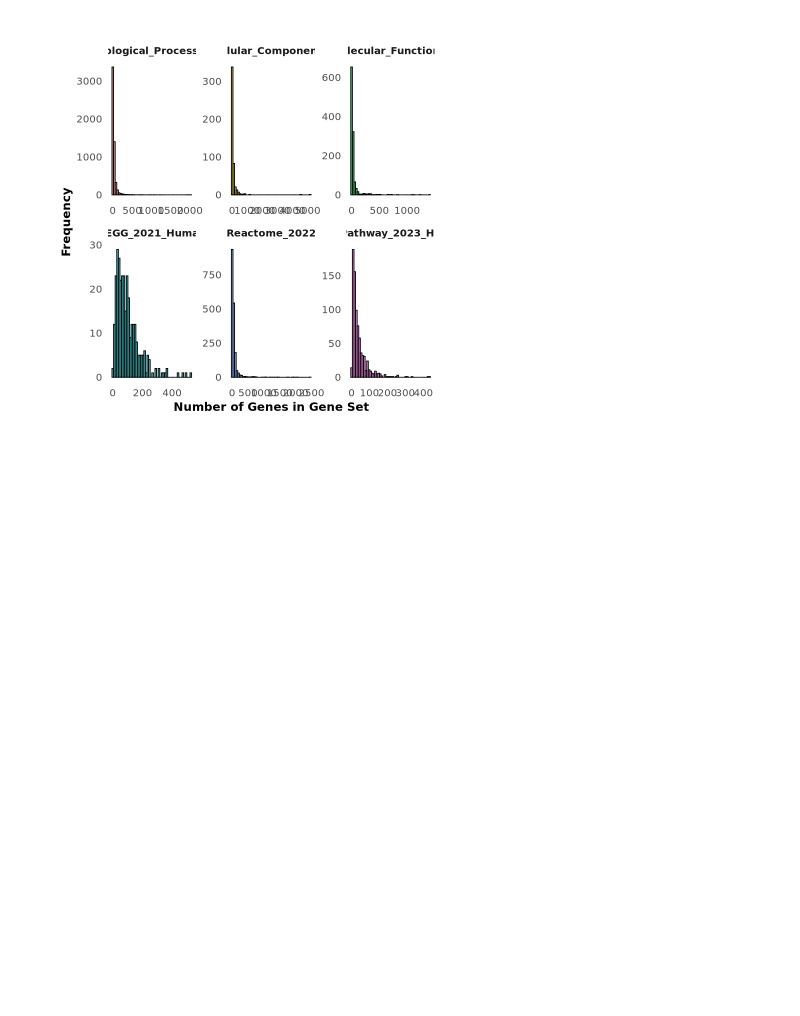
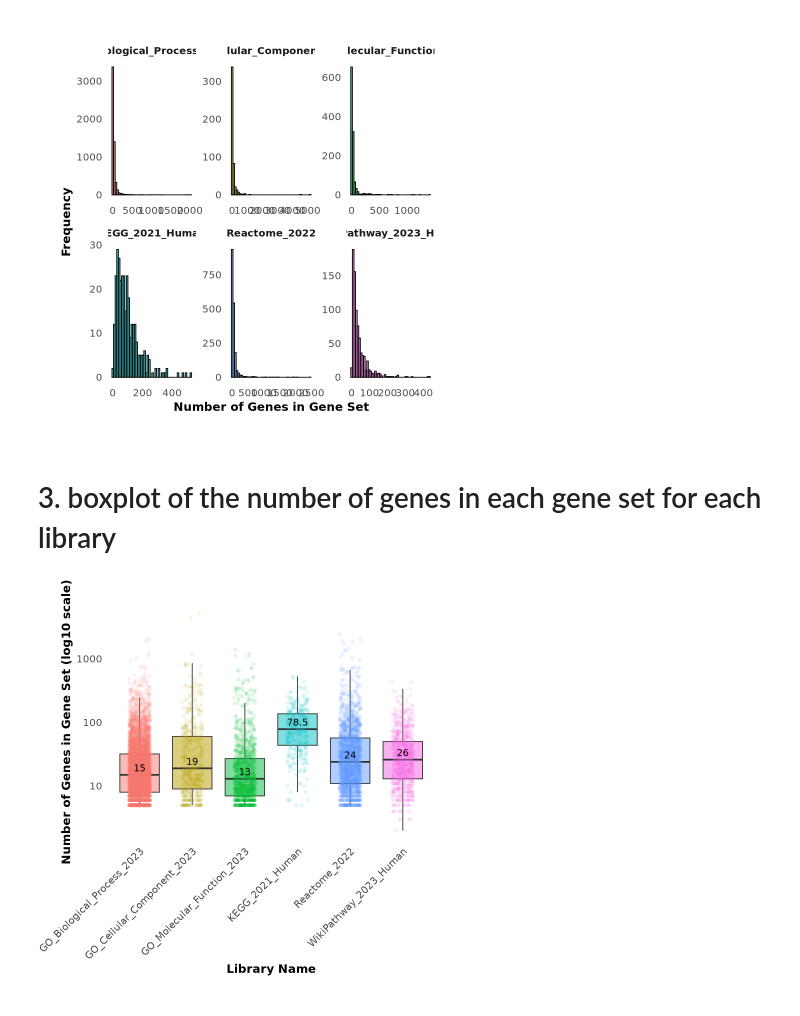
Before and after one commit to Alector-BIO/llm2geneset, a Jupyter notebook: notebooks/figures.ipynb, the cells around one changed output. Drawn from its saved outputs; the diff is of its cells as text; code cells hidden in the pictures; blank space fills up the shorter version.

Commit message:
plot boxplot

```diff
--- a/notebooks/figures.ipynb
+++ b/notebooks/figures.ipynb
@@ -100,3 +100,30 @@ p
 [figure]
 # %%
 ggsave("figures/2_number_of_genes_per_lib.pdf", plot = p, device = "pdf", width = 15, height = 8, dpi = 300)
+# %% [markdown]
+# 3.  boxplot of the number of genes in each gene set for each library
+# %%
+p <- ggplot(geneset_sz, aes(x = lib_name, y = num_genes, fill = lib_name)) +
+  geom_boxplot(outlier.shape = NA, alpha = 0.5) +  # Add a boxplot, outlier.shape = NA hides the outliers
+  geom_jitter(width = 0.2, alpha = 0.1, aes(color = lib_name)) +  # Add jittered points to show individual data points
+  stat_summary(fun = median, geom = "text", aes(label = round(..y.., 1)), vjust = -0.5, color = "black", size = 4) +  # Add median values
+  scale_y_log10() +  # Use a logarithmic scale for the y-axis
+  xlab("Library Name") +
+  ylab("Number of Genes in Gene Set (log10 scale)") +
+  theme_minimal(base_size = 15) +
+  theme(
+    panel.grid.major = element_blank(),
+    panel.grid.minor = element_blank(),
+    panel.background = element_blank(),
+    plot.background = element_blank(),
+    panel.border = element_blank(),
+    axis.text.x = element_text(angle = 45, hjust = 1),
+    axis.title.x = element_text(face = "bold", size = 14),
+    axis.title.y = element_text(face = "bold", size = 14),
+    legend.position = "none",
+    strip.text = element_text(face = "bold", size = 12),
+    plot.margin = margin(1, 1, 1, 1, "cm")  # Top, right, bottom, left margins
+  )
+p
+# %% [output]
+[figure, added]
```
Also changed, not shown: parts of 1 cell of this notebook, 1 other file.
